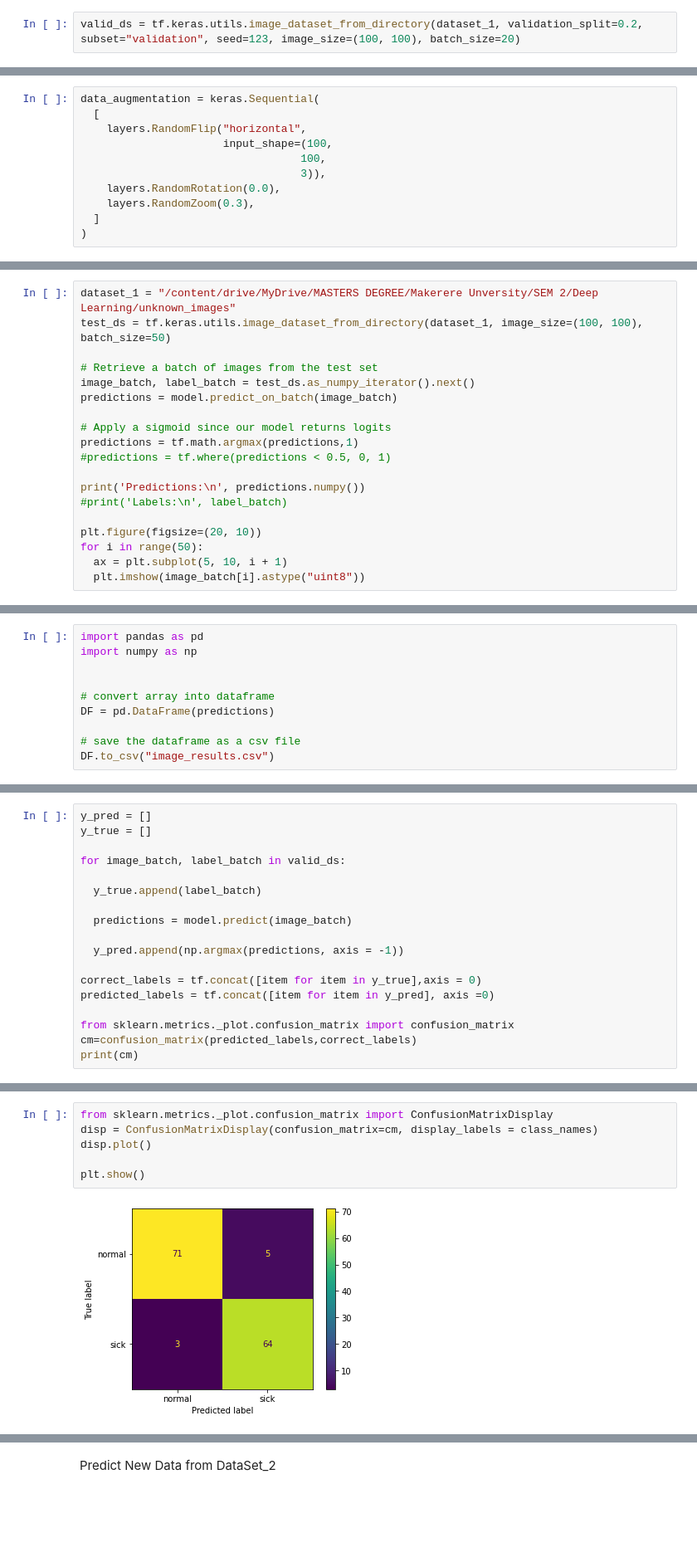
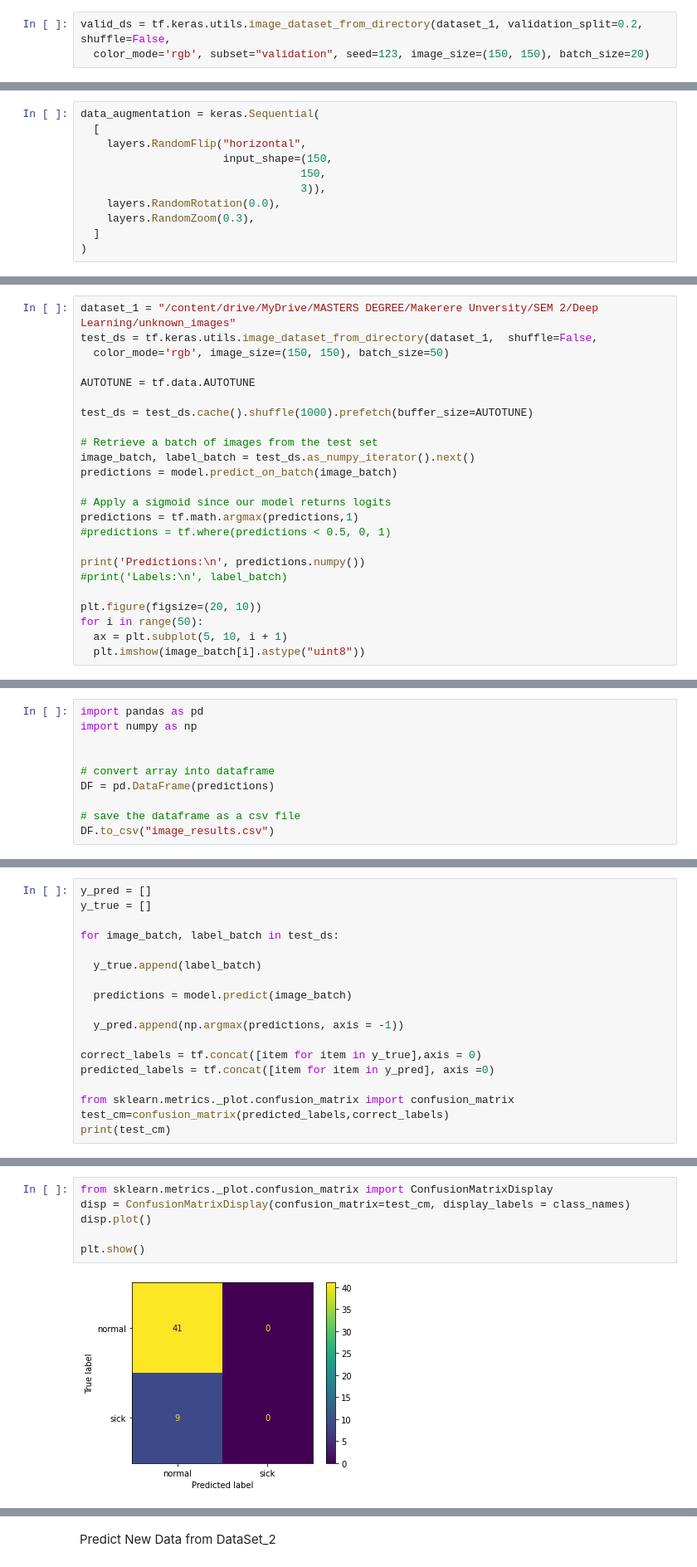
Before and after one commit to joshuabusinge/deeplearning_chestopacity, a Jupyter notebook: ChestOpacity.ipynb, the cells around one changed output, grey strips where cells are left out. Shown at 83% size. Drawn from its saved outputs; the diff is of its cells as text; blank space fills up the shorter version.

Commit message:
Updated the Dataset2 Accuracy

```diff
--- a/ChestOpacity.ipynb
+++ b/ChestOpacity.ipynb
@@ -37,7 +38,8 @@ print(class_names)
 # %% [output]
 ['normal', 'sick']
 # %%
-valid_ds = tf.keras.utils.image_dataset_from_directory(dataset_1, validation_split=0.2, subset="validation", seed=123, image_size=(100, 100), batch_size=20)
+valid_ds = tf.keras.utils.image_dataset_from_directory(dataset_1, validation_split=0.2, shuffle=False,
+  color_mode='rgb', subset="validation", seed=123, image_size=(150, 150), batch_size=20)
 # %% [output]
 Found 715 files belonging to 2 classes.
 Using 143 files for validation.
@@ -199,8 +205,8 @@ Data augmentation
 data_augmentation = keras.Sequential(
   [
     layers.RandomFlip("horizontal",
-                      input_shape=(100,
-                                  100,
+                      input_shape=(150,
+                                  150,
                                   3)),
     layers.RandomRotation(0.0),
     layers.RandomZoom(0.3),
@@ -348,6 +389,11 @@ This image most likely belongs to normal with a 99.98 percent confidence.
 # %%
 dataset_1 = "/content/drive/MyDrive/MASTERS DEGREE/Makerere Unversity/SEM 2/Deep Learning/unknown_images"
-test_ds = tf.keras.utils.image_dataset_from_directory(dataset_1, image_size=(100, 100), batch_size=50)
+test_ds = tf.keras.utils.image_dataset_from_directory(dataset_1,  shuffle=False,
+  color_mode='rgb', image_size=(150, 150), batch_size=50)
+
+AUTOTUNE = tf.data.AUTOTUNE
+
+test_ds = test_ds.cache().shuffle(1000).prefetch(buffer_size=AUTOTUNE)
 
 # Retrieve a batch of images from the test set
 image_batch, label_batch = test_ds.as_numpy_iterator().next()
@@ -392,7 +438,7 @@ print(test_acc)
 y_pred = []
 y_true = []
 
-for image_batch, label_batch in valid_ds:
+for image_batch, label_batch in test_ds:
 
   y_true.append(label_batch)
 
@@ -404,6 +450,6 @@ correct_labels = tf.concat([item for item in y_true],axis = 0)
 predicted_labels = tf.concat([item for item in y_pred], axis =0)
 
 from sklearn.metrics._plot.confusion_matrix import confusion_matrix
-cm=confusion_matrix(predicted_labels,correct_labels)
-print(cm)
+test_cm=confusion_matrix(predicted_labels,correct_labels)
+print(test_cm)
 # %% [output]
@@ -433,11 +458,11 @@ print(cm)
 # %%
 from sklearn.metrics._plot.confusion_matrix import ConfusionMatrixDisplay
-disp = ConfusionMatrixDisplay(confusion_matrix=cm, display_labels = class_names)
+disp = ConfusionMatrixDisplay(confusion_matrix=test_cm, display_labels = class_names)
 disp.plot()
 
 plt.show()
 # %% [output]
-[figure, old version]
+[figure, new version]
 # %%
 from sklearn.metrics import classification_report
 print(classification_report(predicted_labels,correct_labels))
```
Also changed, not shown: parts of 34 cells of this notebook.
